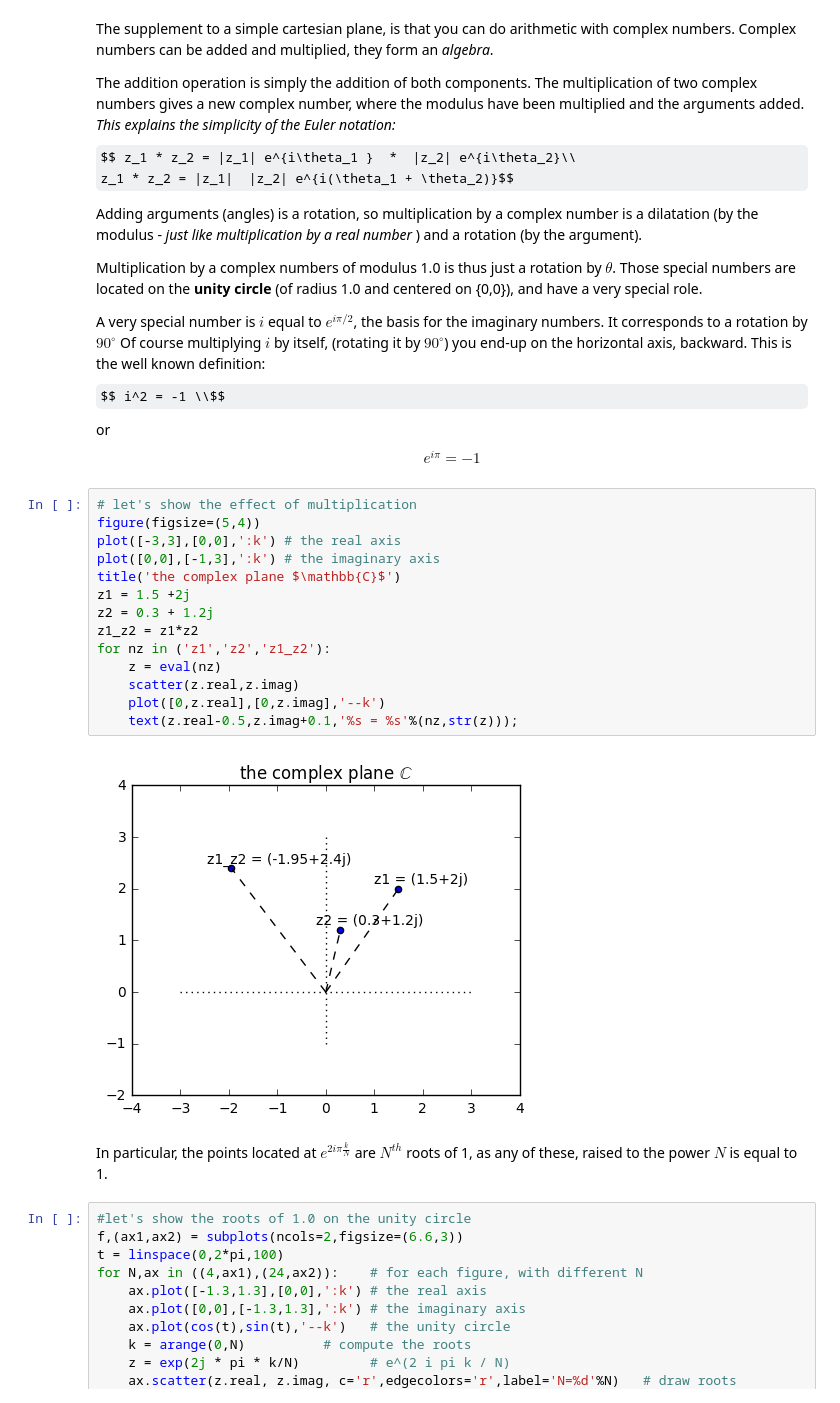
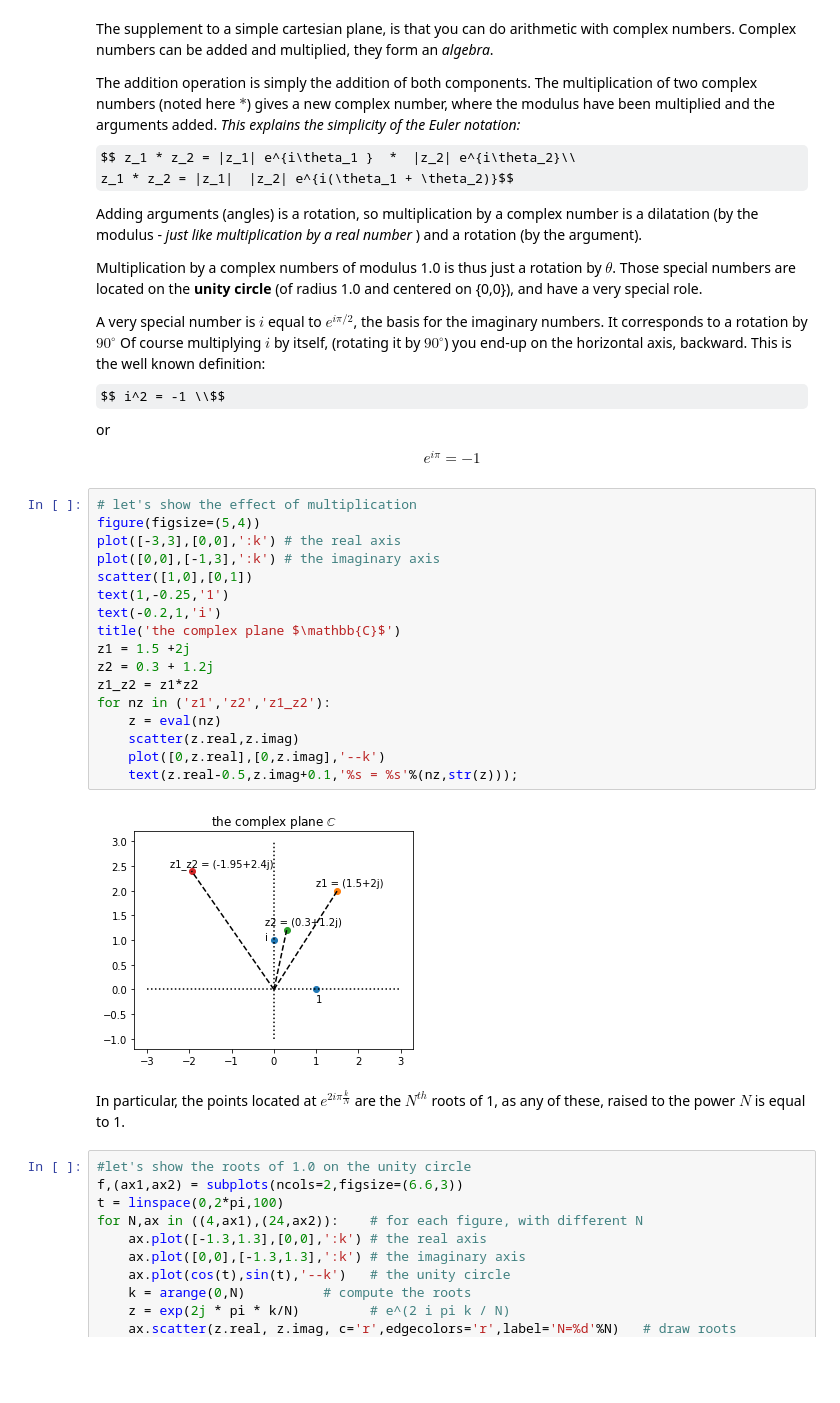
Before and after one commit to delsuc/Fourier_Transform, a Jupyter notebook: complex_reminder.ipynb, the cells around one changed output. Drawn from its saved outputs; the diff is of its cells as text; some formulas as TeX source; blank space fills up the shorter version.

```diff
--- a/complex_reminder.ipynb
+++ b/complex_reminder.ipynb
@@ -48,7 +48,7 @@ The supplement to a simple cartesian plane, is that you can do arithmetic with c
 Complex numbers can be added and multiplied, they form an *algebra*.
 
 The addition operation is simply the addition of both components.
-The multiplication of two complex numbers gives a new complex number, where the modulus have been multiplied and the arguments added.
+The multiplication of two complex numbers (noted here $*$) gives a new complex number, where the modulus have been multiplied and the arguments added.
 *This explains the simplicity of the Euler notation:*
 $$ z_1 * z_2 = |z_1| e^{i\theta_1 }  *  |z_2| e^{i\theta_2}\\
    z_1 * z_2 = |z_1|  |z_2| e^{i(\theta_1 + \theta_2)}$$
@@ -67,21 +67,24 @@ $$e^{i \pi} = -1$$
 # %%
 # let's show the effect of multiplication
 figure(figsize=(5,4))
 plot([-3,3],[0,0],':k') # the real axis
 plot([0,0],[-1,3],':k') # the imaginary axis
+scatter([1,0],[0,1])
+text(1,-0.25,'1')
+text(-0.2,1,'i')
 title('the complex plane $\mathbb{C}$')
 z1 = 1.5 +2j
 z2 = 0.3 + 1.2j
 z1_z2 = z1*z2
 for nz in ('z1','z2','z1_z2'):
     z = eval(nz)
     scatter(z.real,z.imag)
     plot([0,z.real],[0,z.imag],'--k')
     text(z.real-0.5,z.imag+0.1,'%s = %s'%(nz,str(z)));
 # %% [output]
-[figure, old version]
+[figure, new version]
 # %% [markdown]
-In particular, the points located at $e^{2i\pi \frac k N}$ are $N^{th}$ roots of 1, as any of these, raised to the power $N$ is equal to 1.
+In particular, the points located at $e^{2i\pi \frac k N}$ are the $N^{th}$ roots of 1, as any of these, raised to the power $N$ is equal to 1.
 # %%
 #let's show the roots of 1.0 on the unity circle
 f,(ax1,ax2) = subplots(ncols=2,figsize=(6.6,3))
```
Also changed, not shown: parts of 3 cells of this notebook, 36 other files.
